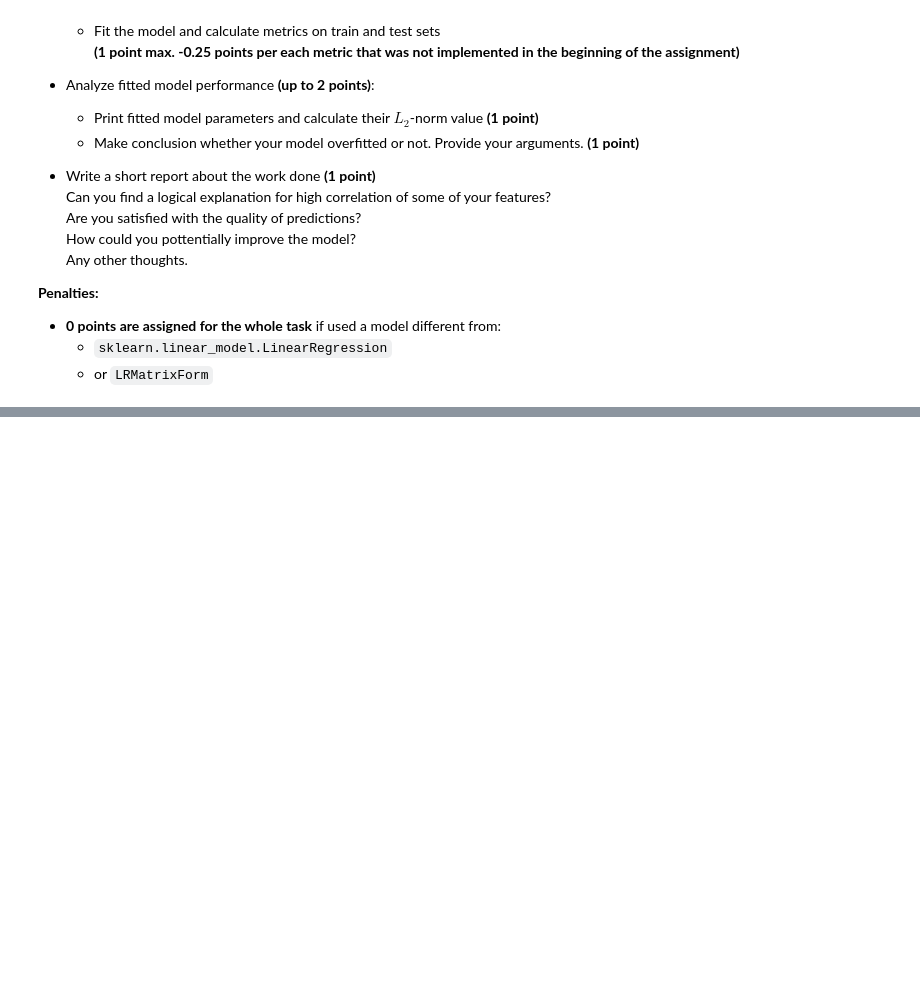
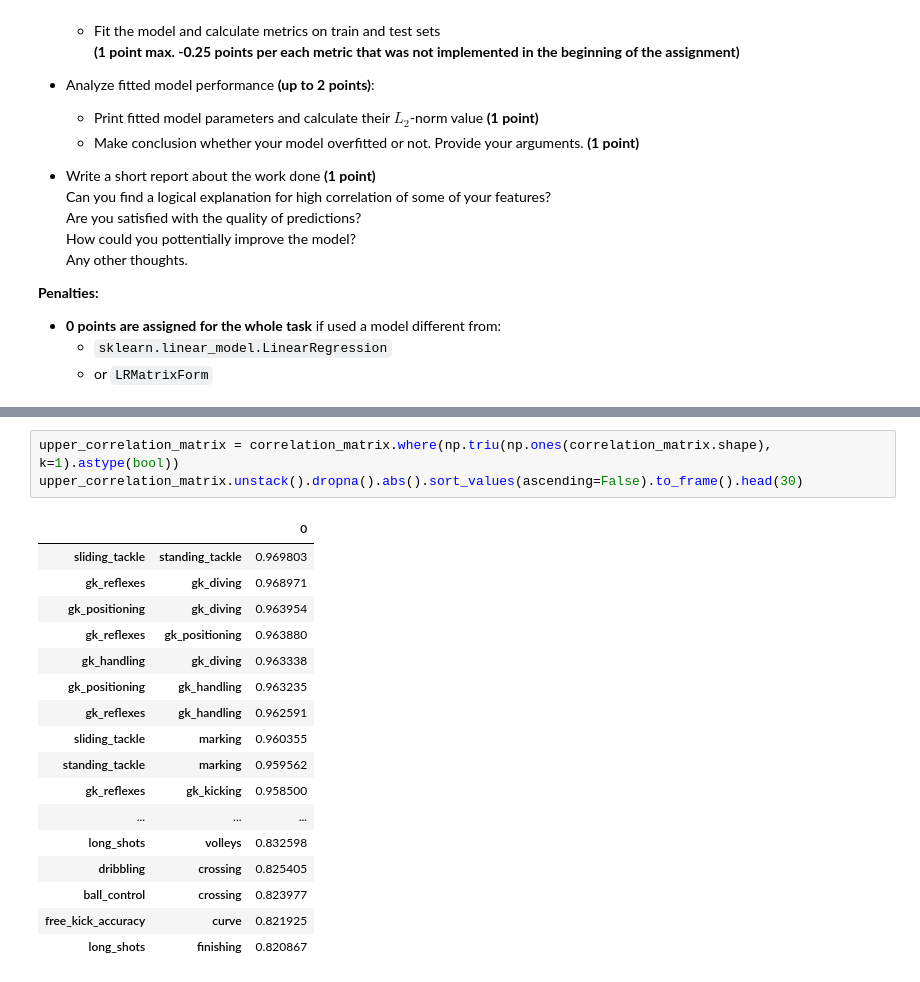
Before and after one commit to AndreiChenchik/ml-intro, a Jupyter notebook: 3_linear_regression/linear_regression.ipynb, the cells around one changed output, grey strips where cells are left out. Saved outputs shown, nothing was run; the diff lists cells and outputs as text; blank space fills up the shorter version.

```diff
--- a/3_linear_regression/linear_regression.ipynb
+++ b/3_linear_regression/linear_regression.ipynb
@@ -1504,0 +1680,21 @@ Steps you need to follow:
+# %%
+upper_correlation_matrix = correlation_matrix.where(np.triu(np.ones(correlation_matrix.shape), k=1).astype(bool))
+upper_correlation_matrix.unstack().dropna().abs().sort_values(ascending=False).to_frame().head(30)
+# %% [output]
+|  |  | 0 |
+| sliding_tackle | standing_tackle | 0.969803 |
+| gk_reflexes | gk_diving | 0.968971 |
+| gk_positioning | gk_diving | 0.963954 |
+| gk_reflexes | gk_positioning | 0.963880 |
+| gk_handling | gk_diving | 0.963338 |
+| gk_positioning | gk_handling | 0.963235 |
+| gk_reflexes | gk_handling | 0.962591 |
+| sliding_tackle | marking | 0.960355 |
+| standing_tackle | marking | 0.959562 |
+| gk_reflexes | gk_kicking | 0.958500 |
+| ... | ... | ... |
+| long_shots | volleys | 0.832598 |
+| dribbling | crossing | 0.825405 |
+| ball_control | crossing | 0.823977 |
+| free_kick_accuracy | curve | 0.821925 |
+| long_shots | finishing | 0.820867 |
```
Also changed, not shown: parts of 51 cells of this notebook.
